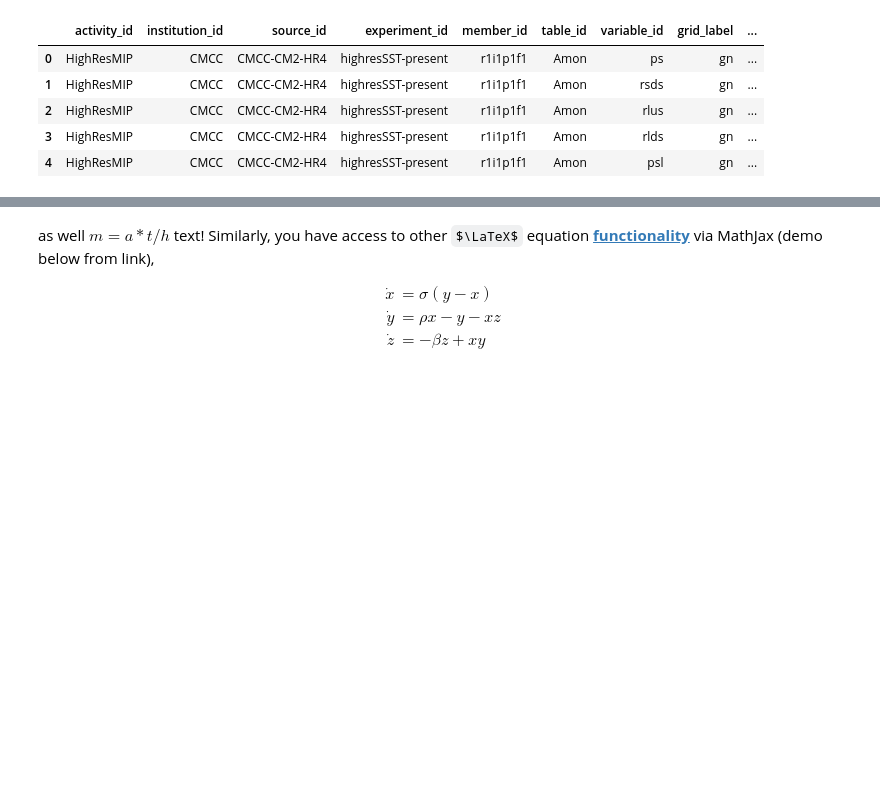
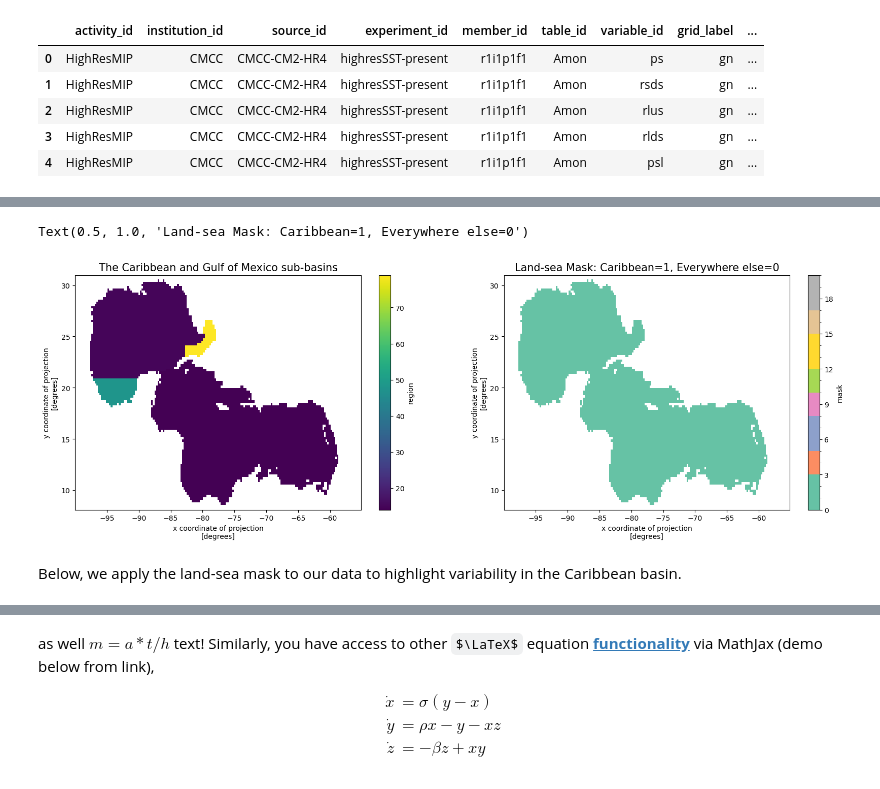
Before and after one commit to ProjectPythia/CFC-extreme-weather-cookbook, a Jupyter notebook: cfc-atm.ipynb, the cells around one changed output, grey strips where cells are left out. Drawn from its saved outputs; the diff is of its cells as text; code cells hidden in the pictures; some formulas as TeX source; blank space fills up the shorter version.

Commit message:
adjusted for subbasin landsea masking, logo added.

```diff
--- a/cfc-atm.ipynb
+++ b/cfc-atm.ipynb
@@ -221,0 +270,26 @@ KeyError: 'Ross Sea Eastern Basin'
+# %%
+# Retrieve the domains we want and create a land-sea mask
+mask = basins.mask(ds.lon, ds.lat)
+caribbean_domain = mask.where(np.logical_or(np.logical_or(mask==14, mask==15), np.logical_or(mask==48, mask==79)))
+
+# Set landsea mask to 1 if domain mask is greater than 0
+lsmask = xr.where(caribbean_domain>0, 1, np.nan)
+
+# Plot things
+carib = dict(x=slice(-100, -55), y=slice(8, 31))
+cdom = caribbean_domain.sel(**carib)
+ls_subset = lsmask.sel(**carib)
+
+plt.figure(figsize=(20,6))
+plt.subplot(121)
+cdom.plot(add_colorbar=True)
+plt.title('The Caribbean and Gulf of Mexico sub-basins')
+
+plt.subplot(122)
+ls_subset.plot(add_colorbar=True, cmap='Set2', levels=np.arange(0,21,1))
+plt.title('Land-sea Mask: Caribbean=1, Everywhere else=0')
+# %% [output]
+Text(0.5, 1.0, 'Land-sea Mask: Caribbean=1, Everywhere else=0')
+[figure, added]
+# %% [markdown]
+Below, we apply the land-sea mask to our data to highlight variability in the Caribbean basin.
```
Also changed, not shown: parts of 34 cells of this notebook.
